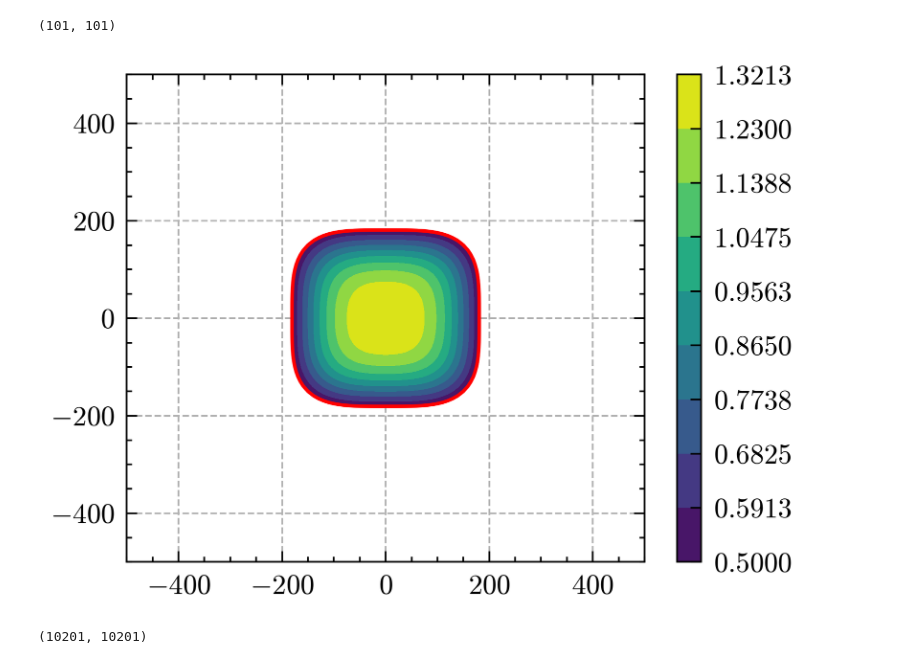
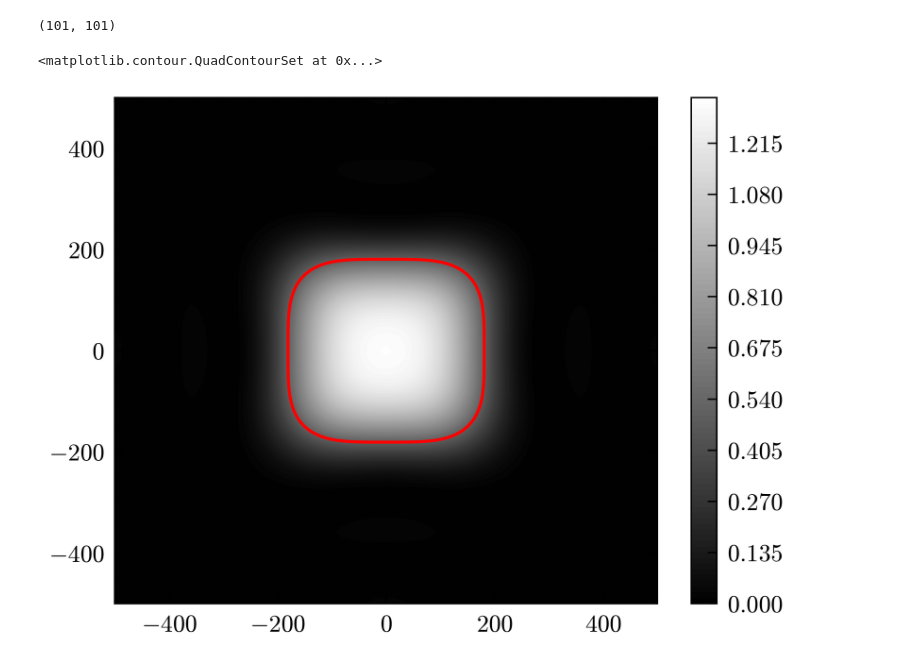
Before and after one commit to JYYehlouis/SO_simulation, a Jupyter notebook: sim-preparation/sources_2D.ipynb, the cells around one changed output. Cells and saved outputs as stored; diff of their text form; code cells hidden in the pictures.

```diff
--- a/sim-preparation/sources_2D.ipynb
+++ b/sim-preparation/sources_2D.ipynb
@@ -82,9 +75,10 @@ normalize = open_source.shape[0]
 I_out = np.dot(I_dist, open_source) / normalize
 # %%
 I_out_dist_2D = np.reshape(I_out, xx_space.shape)
-plt.contourf(xx_space, yy_space, I_out_dist_2D, levels=np.linspace(0.5, I_out_dist_2D.max(), 10), zorder=5)
+plt.figure(figsize=(4, 3))
+plt.contourf(xx_space, yy_space, I_out_dist_2D, cmap='gray', levels=100, zorder=0)
 plt.colorbar()
-plt.contour(xx_space, yy_space, I_out_dist_2D, levels=[0, 0.5], colors='red', zorder=5)
-plt.grid(True, linestyle='--', zorder=0)
+plt.contour(xx_space, yy_space, I_out_dist_2D, levels=[0, 0.5], colors='red', zorder=0)
 # %% [output]
+<matplotlib.contour.QuadContourSet at 0x...>
-[figure, old version]
+[figure, new version]
@@ -124,4 +84,0 @@ c = c1 * np.dot(tr.transpose(), tr) + c2 * np.dot(delta.transpose(), delta)
-# %%
-Q.shape
-# %% [output]
-(10201, 10201)
```
Also changed, not shown: parts of 10 cells of this notebook, 2 other files.
